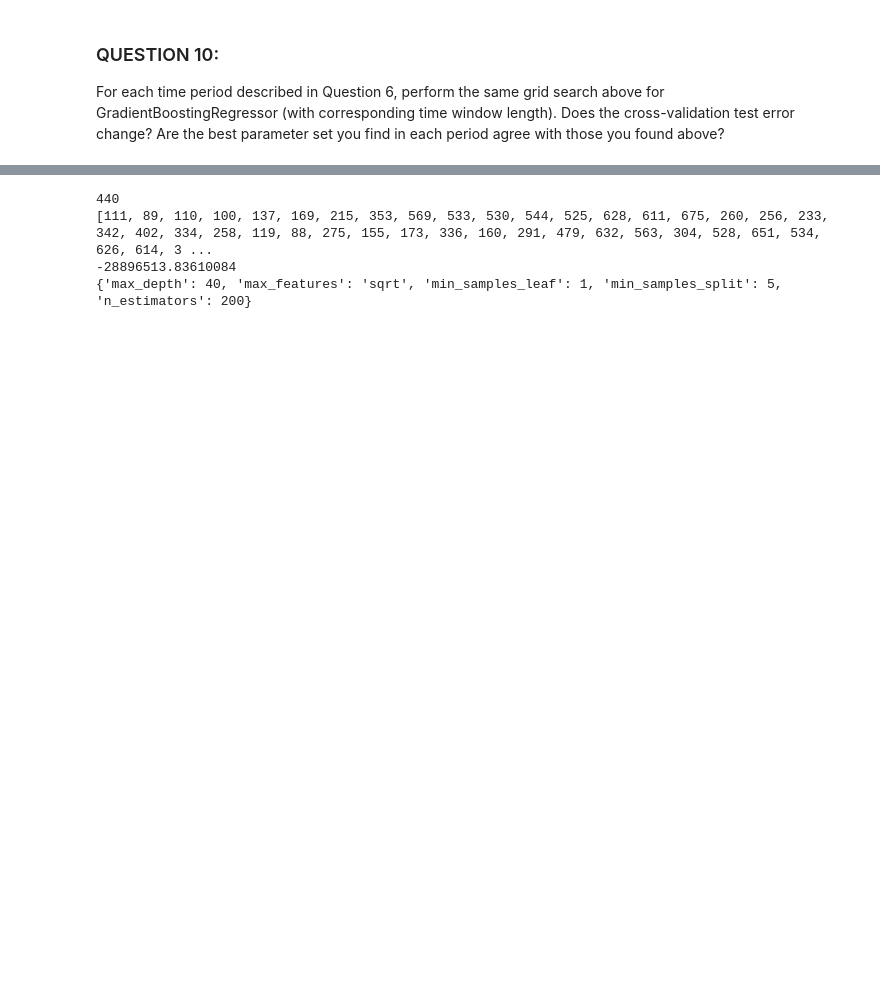
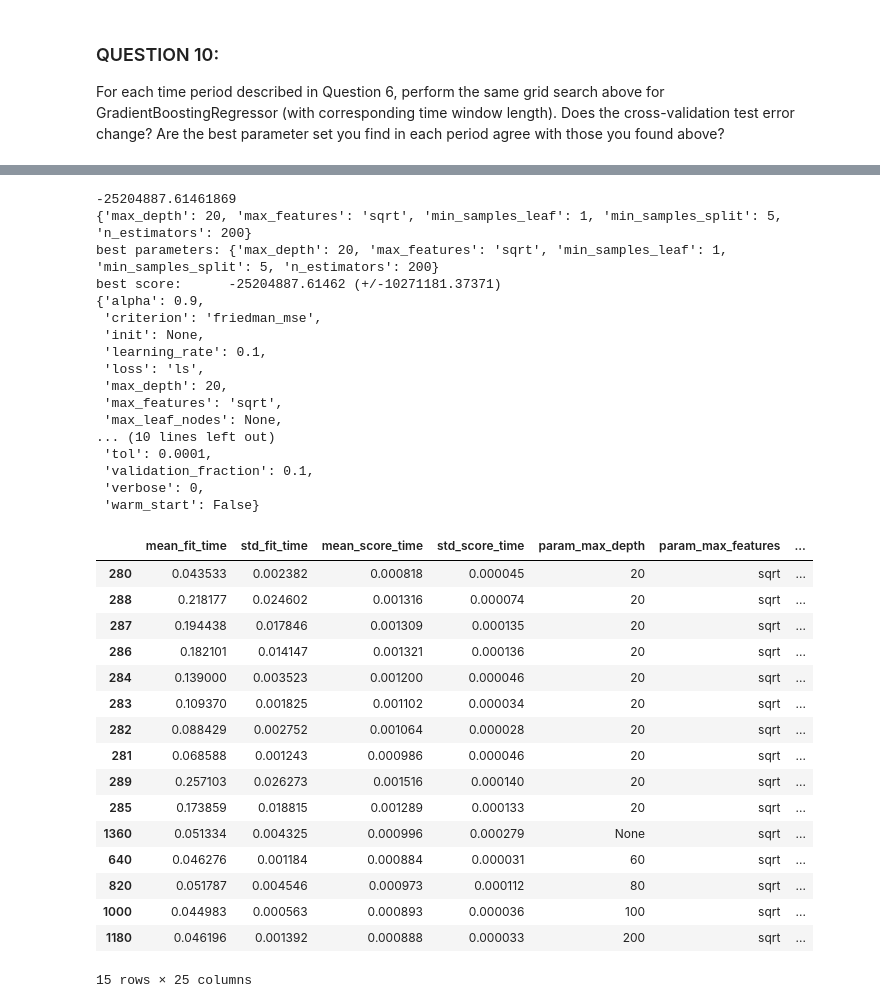
Before and after one commit to kehkashan22/ee219-project5, a Jupyter notebook: Q10.ipynb, the cells around one changed output, grey strips where cells are left out. Cells and saved outputs as stored; diff of their text form; code cells hidden in the pictures; blank space fills up the shorter version.

```diff
--- a/Q10.ipynb
+++ b/Q10.ipynb
@@ -158,43 +233,68 @@ print(grid.best_params_)
 # %%
 # http://aplunket.com/random-forest-regressor/
 from sklearn.ensemble import GradientBoostingRegressor
 from sklearn.model_selection import GridSearchCV
 from sklearn.model_selection import KFold
 
-#tp1
-tp1_window_size = 3600 # 1 hour window size
-tp1_start_ts = tp1_window_size * math.floor(tagsToMinTs[tag]/(tp1_window_size*1.0))
-tp1_end_ts = 1422806400
-# features,labels = getFeatures(tp1_start_ts,tp1_end_ts,tp1_window_size)
-print(len(features))
-print(labels)
-# save_object(features, "q7_tp1_features_{}".format(tag))
-# save_object(labels, "q7_tp1_labels_{}".format(tag))
-
-features = load_object("q7_tp2_features")
-labels = load_object("q7_tp2_labels")
-
+#tp2
+tp2_window_size = 300 # 5 minute window size
+tp2_start_ts = 1422806400
+tp2_end_ts = 1422849600
+features,labels = getFeatures(tp2_start_ts,tp2_end_ts,tp2_window_size)
+save_object(features, "q10_tp2_features")
+save_object(labels, "q10_tp2_labels")
 
 
 param_grid = {
   'max_depth': [10, 20, 40, 60, 80, 100, 200, None],
   'max_features': ['auto', 'sqrt'],
   'min_samples_leaf': [1, 2, 4],
   'min_samples_split': [2, 5, 10],
   'n_estimators': [200, 400, 600, 800, 1000, 1200, 1400, 1600, 1800, 2000]
 }
 
 model = GradientBoostingRegressor(random_state=0)
 tp2grid = GridSearchCV(estimator=model, param_grid=param_grid, cv = KFold(5, shuffle=True), scoring='neg_mean_squared_error')
 tp2grid.fit(features, labels)
-
+save_object(tp2grid,"q10_tp2_grid")
 print(tp2grid.best_score_)
 print(tp2grid.best_params_)
+GridSearch_table_plot(tp2grid, negative=False)
 # %% [output]
-440
-[111, 89, 110, 100, 137, 169, 215, 353, 569, 533, 530, 544, 525, 628, 611, 675, 260, 256, 233, 342, 402, 334, 258, 119, 88, 275, 155, 173, 336, 160, 291, 479, 632, 563, 304, 528, 651, 534, 626, 614, 3 ...
--28896513.83610084
-{'max_depth': 40, 'max_features': 'sqrt', 'min_samples_leaf': 1, 'min_samples_split': 5, 'n_estimators': 200}
+-25204887.61461869
+{'max_depth': 20, 'max_features': 'sqrt', 'min_samples_leaf': 1, 'min_samples_split': 5, 'n_estimators': 200}
+best parameters: {'max_depth': 20, 'max_features': 'sqrt', 'min_samples_leaf': 1, 'min_samples_split': 5, 'n_estimators': 200}
+best score:      -25204887.61462 (+/-10271181.37371)
+{'alpha': 0.9,
+ 'criterion': 'friedman_mse',
+ 'init': None,
+ 'learning_rate': 0.1,
+ 'loss': 'ls',
+ 'max_depth': 20,
+ 'max_features': 'sqrt',
+ 'max_leaf_nodes': None,
+... (10 lines left out)
+ 'tol': 0.0001,
+ 'validation_fraction': 0.1,
+ 'verbose': 0,
+ 'warm_start': False}
+|  | mean_fit_time | std_fit_time | mean_score_time | std_score_time | param_max_depth | param_max_features | ... |
+| 280 | 0.043533 | 0.002382 | 0.000818 | 0.000045 | 20 | sqrt | ... |
+| 288 | 0.218177 | 0.024602 | 0.001316 | 0.000074 | 20 | sqrt | ... |
+| 287 | 0.194438 | 0.017846 | 0.001309 | 0.000135 | 20 | sqrt | ... |
+| 286 | 0.182101 | 0.014147 | 0.001321 | 0.000136 | 20 | sqrt | ... |
+| 284 | 0.139000 | 0.003523 | 0.001200 | 0.000046 | 20 | sqrt | ... |
+| 283 | 0.109370 | 0.001825 | 0.001102 | 0.000034 | 20 | sqrt | ... |
+| 282 | 0.088429 | 0.002752 | 0.001064 | 0.000028 | 20 | sqrt | ... |
+| 281 | 0.068588 | 0.001243 | 0.000986 | 0.000046 | 20 | sqrt | ... |
+| 289 | 0.257103 | 0.026273 | 0.001516 | 0.000140 | 20 | sqrt | ... |
+| 285 | 0.173859 | 0.018815 | 0.001289 | 0.000133 | 20 | sqrt | ... |
+| 1360 | 0.051334 | 0.004325 | 0.000996 | 0.000279 | None | sqrt | ... |
+| 640 | 0.046276 | 0.001184 | 0.000884 | 0.000031 | 60 | sqrt | ... |
+| 820 | 0.051787 | 0.004546 | 0.000973 | 0.000112 | 80 | sqrt | ... |
+| 1000 | 0.044983 | 0.000563 | 0.000893 | 0.000036 | 100 | sqrt | ... |
+| 1180 | 0.046196 | 0.001392 | 0.000888 | 0.000033 | 200 | sqrt | ... |
+15 rows × 25 columns
 # %%
 # http://aplunket.com/random-forest-regressor/
 from sklearn.ensemble import GradientBoostingRegressor
```
Also changed, not shown: parts of 4 cells of this notebook.
